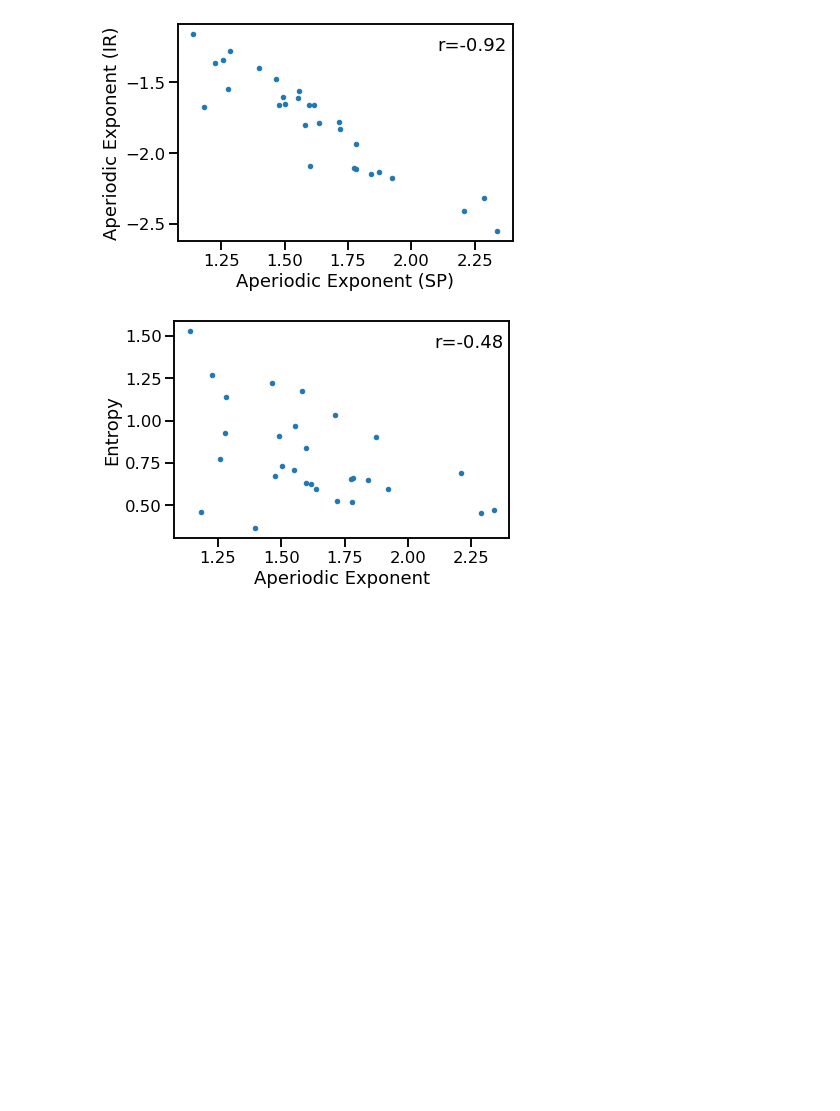
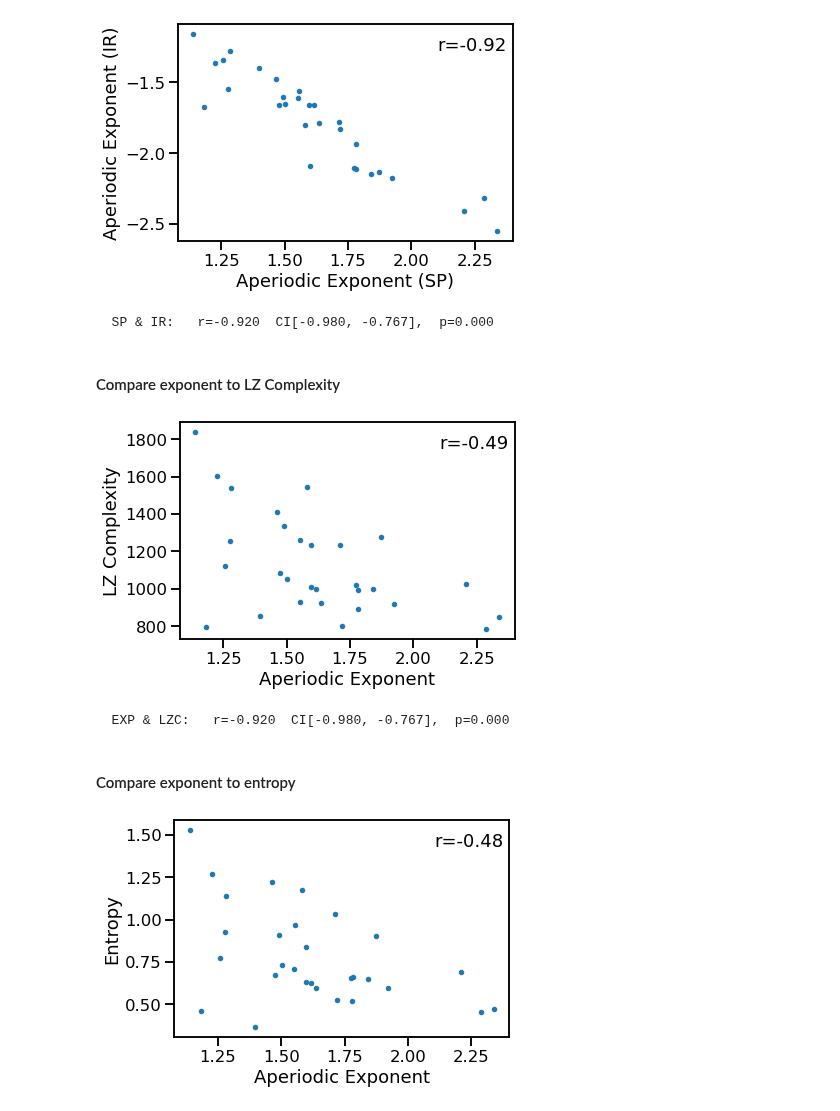
Before and after one commit to AperiodicMethods/AperiodicMethods, a Jupyter notebook: notebooks/31-EEGData.ipynb, the cells around one changed output. Saved outputs shown, nothing was run; the diff lists cells and outputs as text; code cells hidden in the pictures; blank space fills up the shorter version.

Commit message:
update real data NBs

```diff
--- a/notebooks/31-EEGData.ipynb
+++ b/notebooks/31-EEGData.ipynb
@@ -42,0 +42,4 @@ file
+# %%
+# Check the number of subjects
+n_subjs = len(files)
+print('Number of subjects: {}'.format(n_subjs))
@@ -83,23 +89,25 @@ f_range = [3, 40]
 fm = FOOOF(verbose=False)
 # %%
 # Define collectors for measures to run
-measures = {'spexp' : [], 'irexp' : [], 'ent' : [],
-            'hst' : [], 'dfa' : [], 'lpz' : [], 'hcx' : []}
+measures = {'spexp' : np.zeros(n_subjs), 'irexp' : np.zeros(n_subjs),
+            'hst' : np.zeros(n_subjs), 'dfa' : np.zeros(n_subjs),
+            'lzc' : np.zeros(n_subjs), 'hcx' : np.zeros(n_subjs),
+            'ent' : np.zeros(n_subjs)}
 
 # Calculate measures on data
-for sig in all_data:
+for ind, sig in enumerate(all_data):
 
     # Compute aperiodic exponent from specparam & IRASA
-    measures['spexp'].append(specparam_wrapper(sig, fs=fs, f_range=f_range))
-    measures['irexp'].append(irasa_wrapper(sig, fs=fs, f_range=f_range))
+    measures['spexp'][ind] = specparam_wrapper(sig, fs=fs, f_range=f_range)
+    measures['irexp'][ind] = irasa_wrapper(sig, fs=fs, f_range=f_range)
+
+    # Compute fluctuation measures
+    measures['hst'][ind] = hurst_wrapper(sig, fs=fs)
+    measures['dfa'][ind] = dfa_wrapper(sig, fs=fs)
+
+    # Compute complexity measures
+    measures['lzc'][ind] = lempelziv_wrapper(sig)
+    measures['hcx'][ind] = hjorth_complexity_wrapper(sig)
 
     # Compute entropy measure
-    measures['ent'].append(app_entropy(sig))
-
-    # Compute fluctuation measures
-    #measures['hst'].append(hurst_wrapper(sig, fs=fs))
-    #measures['dfa'].append(dfa_wrapper(sig, fs=fs))
-
-    # Compute complexity measures
-    measures['lpz'].append(lempelziv_wrapper(sig))
-    measures['hcx'].append(hjorth_complexity_wrapper(sig))
+    measures['ent'][ind] = app_entropy(sig)
@@ -108,6 +118,27 @@ plot_dots(measures['spexp'], measures['irexp'],
           xlabel='Aperiodic Exponent (SP)', ylabel='Aperiodic Exponent (IR)')
 # %% [output]
 [figure]
+# %%
+# Check the correlation
+sp_ir_corrs = bootstrap_corr(measures['spexp'], measures['irexp'])
+print('  SP & IR:  ', format_corr(*sp_ir_corrs))
+# %% [output]
+  SP & IR:   r=-0.920  CI[-0.980, -0.767],  p=0.000
+# %% [markdown]
+#### Compare exponent to LZ Complexity
+# %%
+plot_dots(measures['spexp'], measures['lzc'],
+          xlabel='Aperiodic Exponent', ylabel='LZ Complexity')
+# %% [output]
+[figure, added]
+# %%
+# Check the correlation
+exp_lzc_corrs = bootstrap_corr(measures['spexp'], measures['lzc'])
+print('  EXP & LZC:  ', format_corr(*sp_ir_corrs))
+# %% [output]
+  EXP & LZC:   r=-0.920  CI[-0.980, -0.767],  p=0.000
+# %% [markdown]
+#### Compare exponent to entropy
 # %%
 plot_dots(measures['spexp'], measures['ent'],
           xlabel='Aperiodic Exponent', ylabel='Entropy')
```
Also changed, not shown: parts of 8 cells of this notebook, 2 other files.
